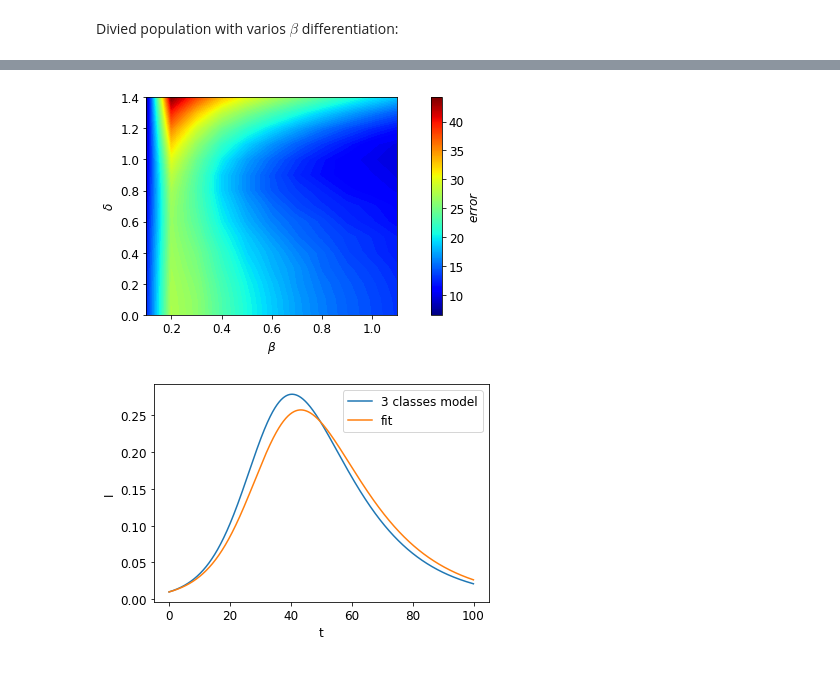
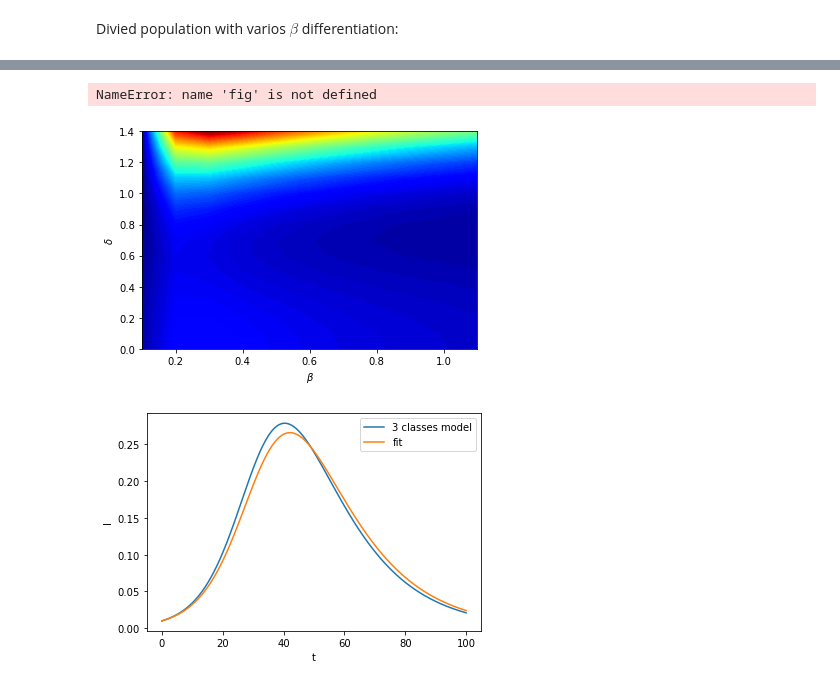
Before and after one commit to ParimahSafarian/Inequality-and-COVID-19, a Jupyter notebook: Fitting_Examiniation.ipynb, the cells around one changed output, grey strips where cells are left out. Cells and saved outputs as stored; diff of their text form; code cells hidden in the pictures.

```diff
--- a/Fitting_Examiniation.ipynb
+++ b/Fitting_Examiniation.ipynb
@@ -78,7 +78,7 @@ def equations(k,t):
     return [dSTdt, dITdt, dRTdt, dSMdt, dIMdt, dRMdt, dSLdt, dILdt, dRLdt]
 # %%
 #Initial conditions and t range
-t  =  np.arange(0,55, 0.001)
+t  =  np.arange(0,130, 0.001)
 k0 = [0.33, 0.01, 0, 0.33, 0, 0, 0.33, 0, 0]
 
 #Solve
@@ -99,7 +99,8 @@ def find_range(cases):
             if cases[i] < np.average(cases[shift:i]):
                 end = i
                 break
-    end = int(end - end/2)
+    end = int(end/5)
+    begin = int(end/20)
     return begin, end
 # %%
 plt.plot(t, np.log(Itot))
@@ -179,6 +184,6 @@ error
 # %%
 gamma = 1/14
-t  =  np.arange(0,100, 0.05)
+# t  =  np.arange(0,100, 0.05)
 def find_error(betam, delta):
     def equations(k,t):
         betat, betal = betam * (1 - 0.5 * delta), betam * (1 + 0.5 * delta) #symmetry
@@ -222,5 +227,5 @@ def find_error(betam, delta):
     k0 = [1-0.01, 0.01, 0]
     k_s = odeint(SIR,k0,t)
 
-    return sum(abs(Itot - k_s[:, 1]))
+    return sum((Itot - k_s[:, 1])**2)
 # %%
@@ -291,8 +287,8 @@ cbar.set_label('$error$')
 # %%
 %%time
 
-delta_range = np.arange(0, 1.5, 0.1)
-betam_range = np.arange(0.1, 1.2, 0.1)
+delta_range = np.arange(0, 0.3, 0.05)
+betam_range = np.arange(0.5, 3, 0.1)/14
 
 error = []
 for delta in delta_range:
@@ -303,25 +299,26 @@ Wall time: 3.68 s
 # %%
 error = np.array(error)
 Error = error.reshape(len(delta_range), len(betam_range))
 
 plt.contourf(betam_range, delta_range, Error, 100, cmap = cm.jet)
 
 
 plt.ylabel('$\delta$')
 plt.xlabel('$\u03B2$')
 
 
 normalize = mcolors.Normalize(vmin=np.min(error), vmax=np.max(error))
 colormap = cm.jet
 
 scalarmappaple = cm.ScalarMappable(norm=normalize, cmap=colormap)
 scalarmappaple.set_array(error)
-fig.subplots_adjust(bottom=0.1, wspace=1, hspace=None)
+plt.subplots_adjust(bottom=0.1, wspace=1, hspace=None)
 cbar_ax = None
 cbar = plt.colorbar(scalarmappaple, orientation="vertical", pad=0.1, cax=cbar_ax)
 cbar.set_label('$error$')
 # %% [output]
+NameError: name 'fig' is not defined
-[figure, old version]
+[figure, new version]
 # %%
 gamma = 1/14
 
@@ -377,8 +374,8 @@ def diff_plot(betam, delta):
 # %%
 delta = 0
 betam = 0.2
-t  =  np.arange(0,100, 0.05)
+t  =  np.arange(0,100, 0.001)
 diff_plot(betam, delta)
 # %% [output]
-[figure, old version]
+[figure, new version]
 # %%
```
Also changed, not shown: parts of 17 cells of this notebook.
